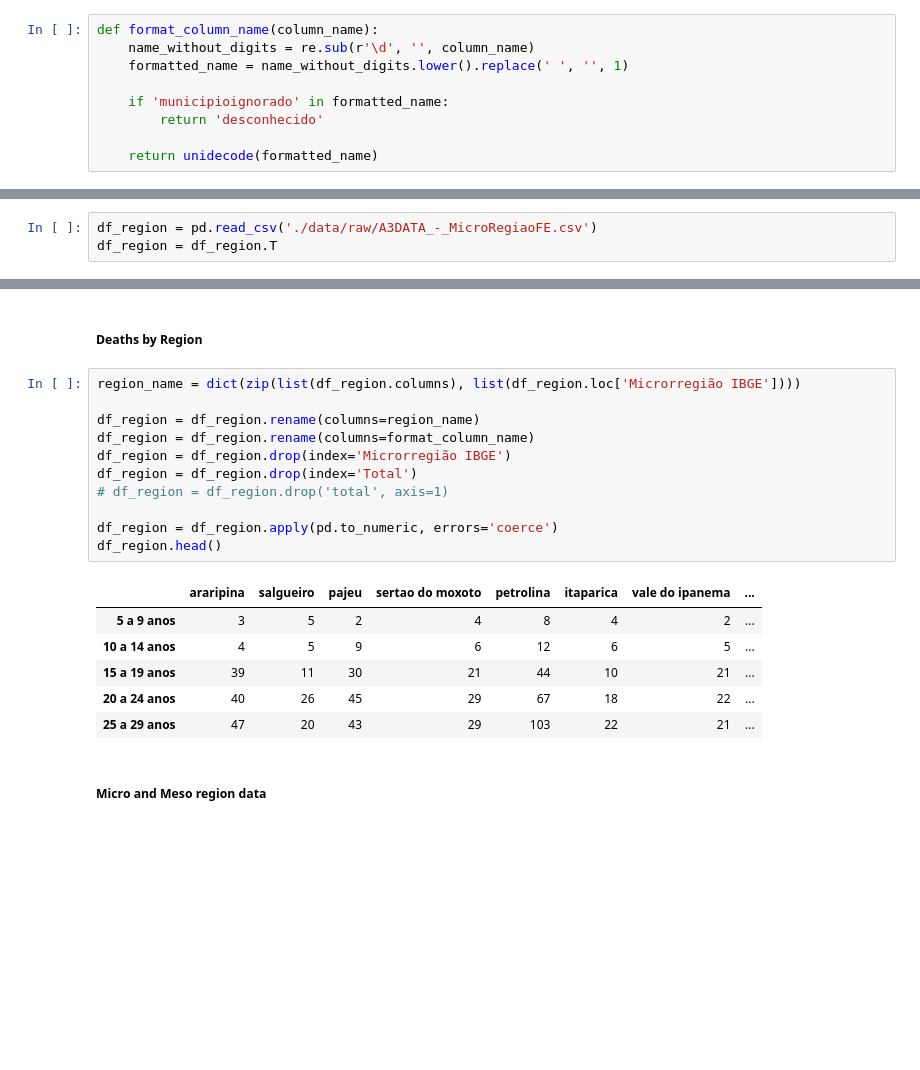
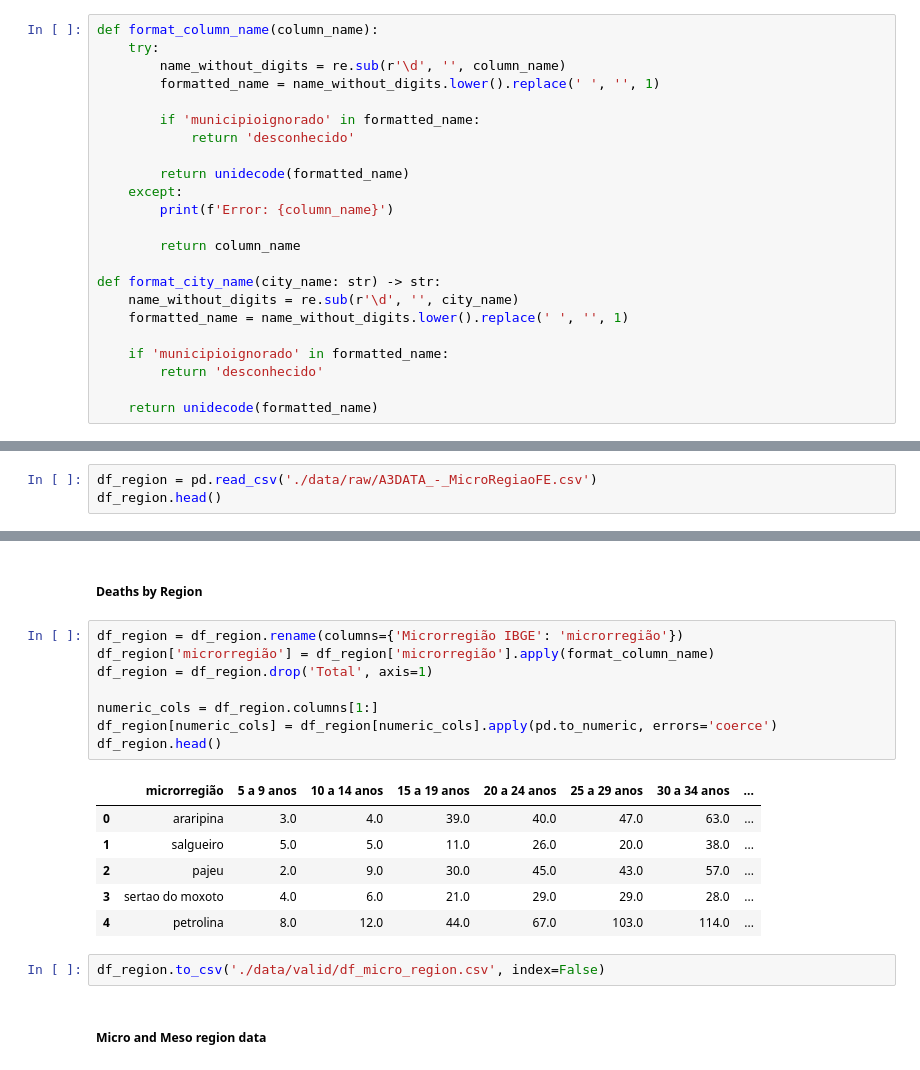
Before and after one commit to yvesemmanuel/pernambuco_health_analysis, a Jupyter notebook: data_handling.ipynb, the cells around one changed output, grey strips where cells are left out. Cells and saved outputs as stored; diff of their text form; blank space fills up the shorter version.

```diff
--- a/data_handling.ipynb
+++ b/data_handling.ipynb
@@ -6,7 +6,21 @@ from unidecode import unidecode
 #### **Utils**
 # %%
 def format_column_name(column_name):
-    name_without_digits = re.sub(r'\d', '', column_name)
+    try:
+        name_without_digits = re.sub(r'\d', '', column_name)
+        formatted_name = name_without_digits.lower().replace(' ', '', 1)
+
+        if 'municipioignorado' in formatted_name:
+            return 'desconhecido'
+
+        return unidecode(formatted_name)
+    except:
+        print(f'Error: {column_name}')
+
+        return column_name
+
+def format_city_name(city_name: str) -> str:
+    name_without_digits = re.sub(r'\d', '', city_name)
     formatted_name = name_without_digits.lower().replace(' ', '', 1)
 
     if 'municipioignorado' in formatted_name:
@@ -43,3 +67,3 @@ df_city.to_csv('./data/deaths_by_city.csv')
 # %%
 df_region = pd.read_csv('./data/raw/A3DATA_-_MicroRegiaoFE.csv')
-df_region = df_region.T
+df_region.head()
@@ -46,22 +77,21 @@ df_region = df_region.T
 # %% [markdown]
 ##### Deaths by Region
 # %%
-region_name = dict(zip(list(df_region.columns), list(df_region.loc['Microrregião IBGE'])))
+df_region = df_region.rename(columns={'Microrregião IBGE': 'microrregião'})
+df_region['microrregião'] = df_region['microrregião'].apply(format_column_name)
+df_region = df_region.drop('Total', axis=1)
 
-df_region = df_region.rename(columns=region_name)
-df_region = df_region.rename(columns=format_column_name)
-df_region = df_region.drop(index='Microrregião IBGE')
-df_region = df_region.drop(index='Total')
-# df_region = df_region.drop('total', axis=1)
-
-df_region = df_region.apply(pd.to_numeric, errors='coerce')
+numeric_cols = df_region.columns[1:]
+df_region[numeric_cols] = df_region[numeric_cols].apply(pd.to_numeric, errors='coerce')
 df_region.head()
 # %% [output]
-|  | araripina | salgueiro | pajeu | sertao do moxoto | petrolina | itaparica | vale do ipanema | ... |
-| 5 a 9 anos | 3 | 5 | 2 | 4 | 8 | 4 | 2 | ... |
-| 10 a 14 anos | 4 | 5 | 9 | 6 | 12 | 6 | 5 | ... |
-| 15 a 19 anos | 39 | 11 | 30 | 21 | 44 | 10 | 21 | ... |
-| 20 a 24 anos | 40 | 26 | 45 | 29 | 67 | 18 | 22 | ... |
-| 25 a 29 anos | 47 | 20 | 43 | 29 | 103 | 22 | 21 | ... |
+|  | microrregião | 5 a 9 anos | 10 a 14 anos | 15 a 19 anos | 20 a 24 anos | 25 a 29 anos | 30 a 34 anos | ... |
+| 0 | araripina | 3.0 | 4.0 | 39.0 | 40.0 | 47.0 | 63.0 | ... |
+| 1 | salgueiro | 5.0 | 5.0 | 11.0 | 26.0 | 20.0 | 38.0 | ... |
+| 2 | pajeu | 2.0 | 9.0 | 30.0 | 45.0 | 43.0 | 57.0 | ... |
+| 3 | sertao do moxoto | 4.0 | 6.0 | 21.0 | 29.0 | 29.0 | 28.0 | ... |
+| 4 | petrolina | 8.0 | 12.0 | 44.0 | 67.0 | 103.0 | 114.0 | ... |
+# %%
+df_region.to_csv('./data/valid/df_micro_region.csv', index=False)
 # %% [markdown]
 ##### Micro and Meso region data
```
Also changed, not shown: parts of 61 cells of this notebook, 25 other files.
